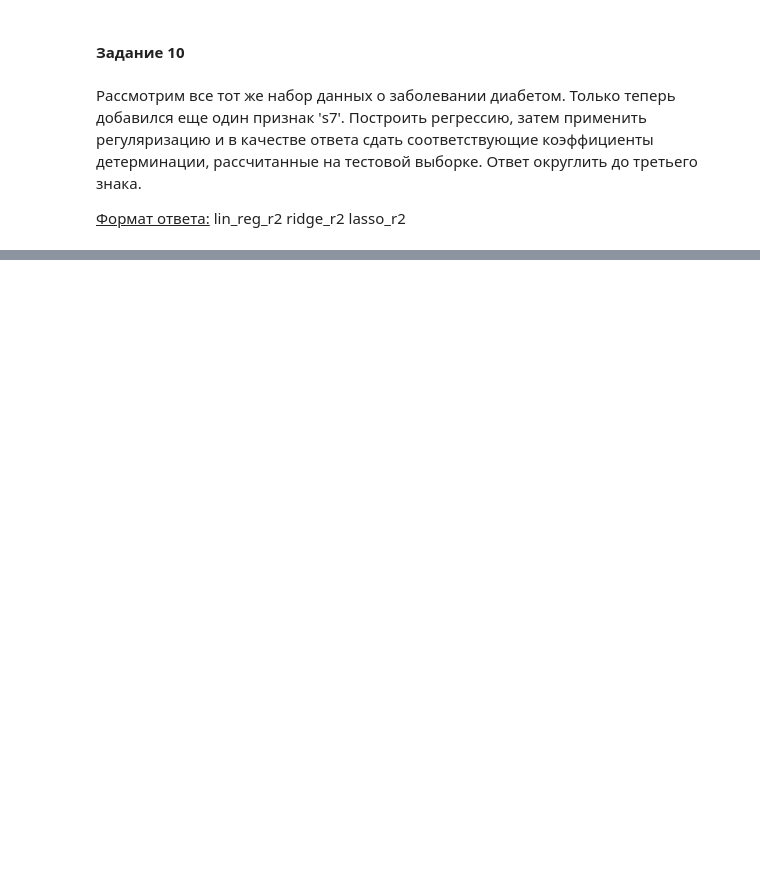
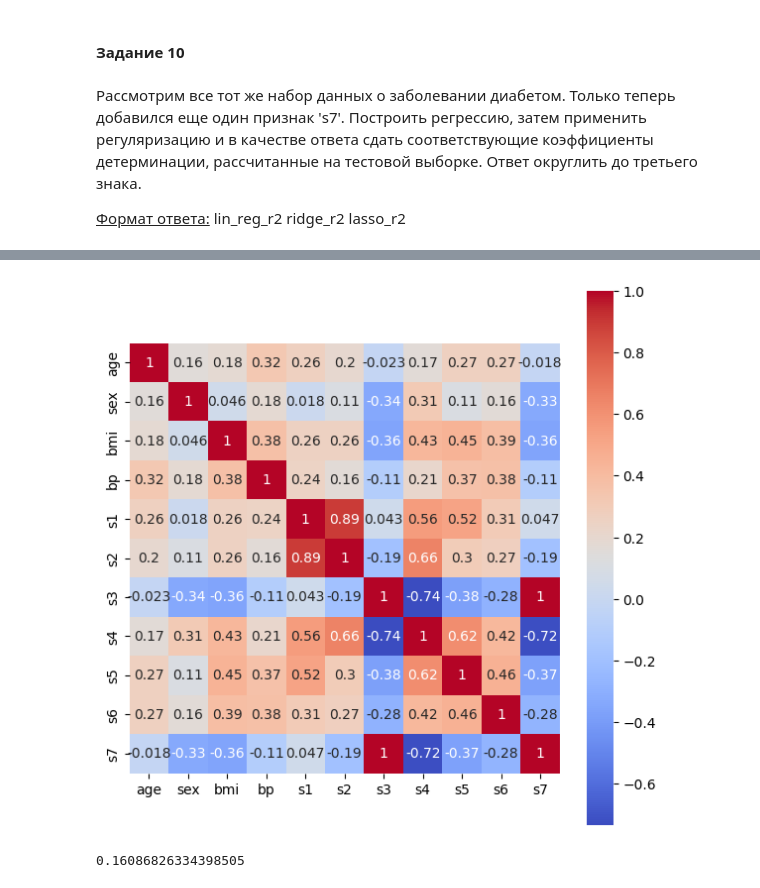
Before and after one commit to NekryachAlex/mlcourse_home_tasks, a Jupyter notebook: assignment1/Домашнее задание. Версия для студентов (с пропусками).ipynb, the cells around one changed output, grey strips where cells are left out. Saved outputs shown, nothing was run; the diff lists cells and outputs as text; code cells hidden in the pictures; blank space fills up the shorter version.

```diff
--- a/assignment1/Домашнее задание. Версия для студентов (с пропусками).ipynb
+++ b/assignment1/Домашнее задание. Версия для студентов (с пропусками).ipynb
@@ -795,9 +951,17 @@ for i in range(len(coefs)):
 # %%
 # Построить регрессию с L1-регуляризацией, осуществить автоматический поиск оптимальных гиперпараметров с помощью GridSearchCV.
 # Обучить регрессию с оптимальными параметрами и, выведя ее коэффициенты, выяснить, какие признаки модель занулила
-lasso = # ваш код здесь
+lasso = Lasso(max_iter=10000)
 
 params = {'alpha' : [0.001, 0.01, 0.05, 0.1, 0.5, 1.0, 5.0, 10.0]}
 
 clf = GridSearchCV(lasso, params, scoring='neg_root_mean_squared_error', cv=5)
-# ваш код здесь
+
+clf.fit(X_train, y_train)
+
+print("Коэффициенты модели:")
+print(clf.best_estimator_.coef_)
+
+zero_coefficients = [i for i, coef in enumerate(clf.best_estimator_.coef_) if coef == 0]
+print("Признаки, которые модель занулила:")
+print(X_train.columns[zero_coefficients].values)
@@ -804,2 +974,7 @@ clf = GridSearchCV(lasso, params, scoring='neg_root_mean_squared_error', cv=5)
 # %%
-lasso = # ваш код здесь (регрессия с L1-регуляризацией с оптимальными параметрами)
+lasso = Lasso(alpha=clf.best_params_['alpha'], max_iter=10000) #(регрессия с L1-регуляризацией с оптимальными параметрами)
+lasso.fit(X_train, y_train)
+
+zero_coefficients = [i for i, coef in enumerate(lasso.coef_) if coef == 0]
+print("Признаки, которые модель занулила:")
+print(X_train.columns[zero_coefficients].values)
@@ -819,8 +1007,25 @@ X_test['s7'] = np.sin(X_test['s3']) + X_test['s3'] ** 2 + X_test['s3']
 # %%
 # Постройте матрицу корреляций
-# ваш код здесь
+corr_matrix = X_train.corr()
+plt.figure(figsize = (7, 7))
+sns.heatmap(corr_matrix, annot=True, cmap="coolwarm", square=True)
+plt.show()
+# %% [output]
+[figure, added]
 # %%
 # Постройте линейную регрессию из sklearn и оцените качество модели с помощью кросс-валидации, как в задании выше
-lin_reg = # ваш код здесь
+lin_reg1 = LinearRegression()
+
+rmse = cross_val_score(
+    estimator=lin_reg1,
+    X=X_train,
+    y=y_train,
+    scoring='neg_root_mean_squared_error',
+    cv=10
+)
+lin_reg1.fit(X_train, y_train)
+-rmse.mean()
+# %% [output]
+0.16086826334398505
 # %%
 # Выполните предсказания на тренировочной и на тестовой выборках и по значениям коэффициента детерминации убедитесь в присутствии переобучения
```
Also changed, not shown: parts of 30 cells of this notebook.
